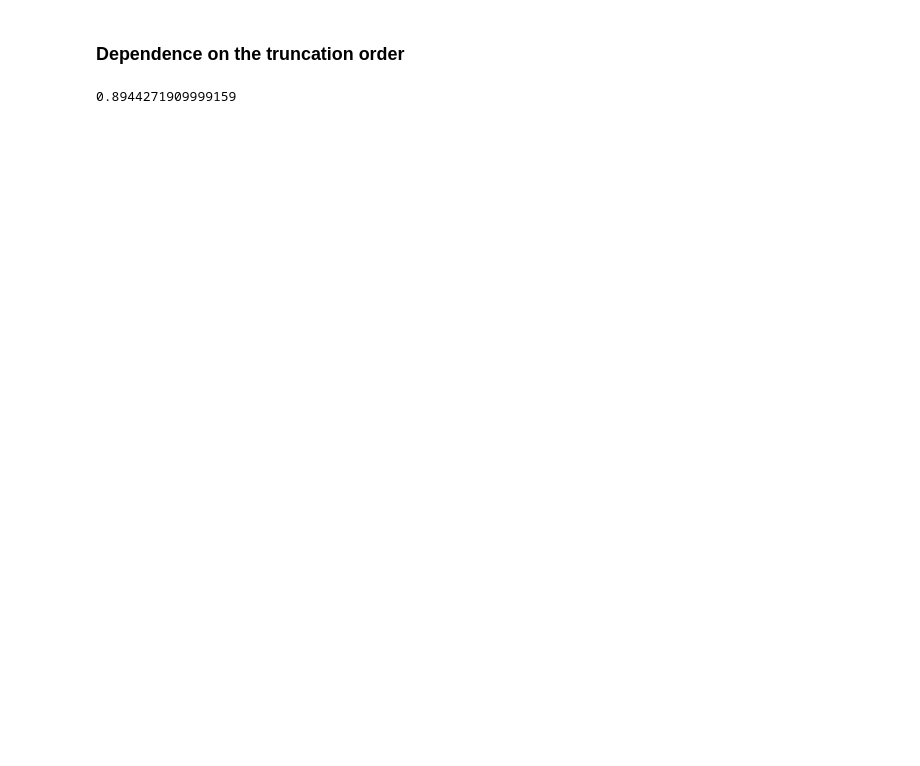
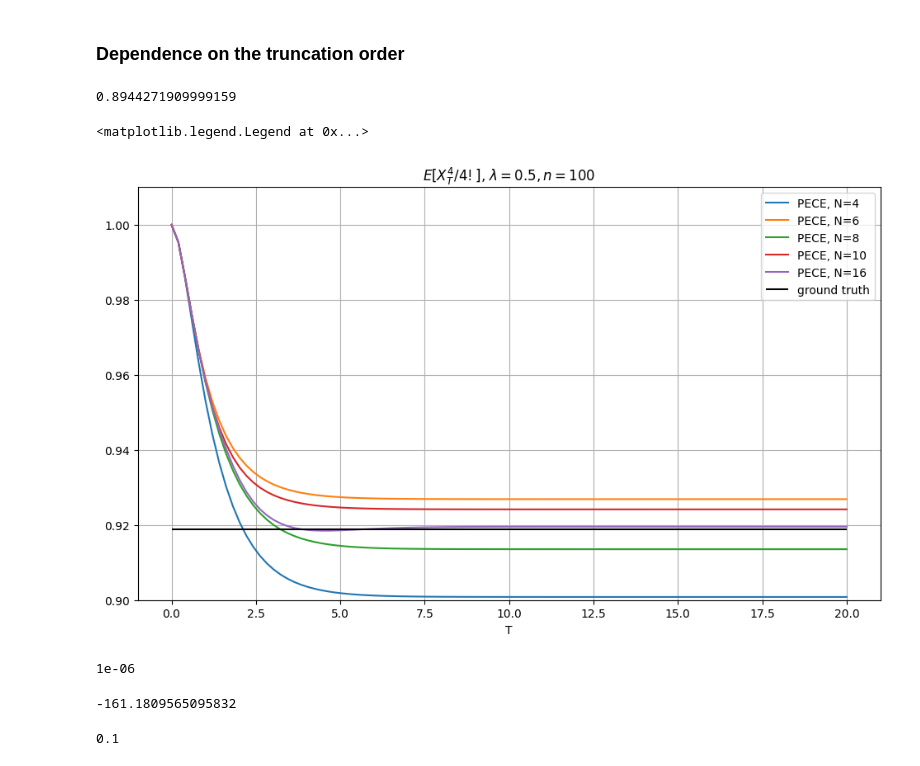
Before and after one commit to MrG1raffe/signature, a Jupyter notebook: notebooks/RiccatiContest.ipynb, the cells around one changed output. Saved outputs shown, nothing was run; the diff lists cells and outputs as text; code cells hidden in the pictures; blank space fills up the shorter version.

```diff
--- a/notebooks/RiccatiContest.ipynb
+++ b/notebooks/RiccatiContest.ipynb
@@ -446,31 +446,48 @@ ax.legend()
 # %%
 fig, ax = plt.subplots()
 
-for trunc in [4, 6, 8]:
-    T = 2
-    n = 300
+for trunc in [4, 6, 8, 10, 16]:
+    T = 20
+    n = 100
     u_coef = -1
     t_grid = np.linspace(0, T, n)
+    lam = 0.5
 
     u = ta.from_word("2222", trunc=trunc) * u_coef
 
     psi_euler, psi_0_euler = psi_riccati_euler_stat(t_grid=t_grid, u=u, lam=lam)
     psi_pece, psi_0_pece = psi_riccati_pece_stat(t_grid=t_grid, u=u, lam=lam)
 
     # ax.plot(t_grid, np.exp(psi_0_euler), "-", label=f"Euler, N={trunc}")
     ax.plot(t_grid, np.exp(psi_0_pece), "-", label=f"PECE, N={trunc}")
 
 N_points = 160
 
 z_arr, w_arr = roots_laguerre(n=N_points)
 
 def f_stat(x):
     return np.exp(u_coef * (1 / 2 / lam)**2 * x**4 / 24 - 0.5 * x**2) / np.sqrt(2 * np.pi) * 2
 
 cf_quad = f_stat(z_arr) @ (w_arr * np.exp(z_arr))
 
 ax.hlines(cf_quad, t_grid[0], t_grid[-1], color="k", label="ground truth")
 ax.set_xlabel("T")
-ax.set_ylim([0.99, 1.001])
-ax.set_title("$E[{X_T^4}/{4!}]$")
+ax.set_ylim([0.9, 1.01])
+ax.set_title("$E[{X_T^4}/{4!}]$" + f", $\lambda = {lam}, n = {n}$")
 ax.legend()
+# %% [output]
+<matplotlib.legend.Legend at 0x...>
+[figure, added]
+# %%
+eps = 1e-6
+eps
+# %% [output]
+1e-06
+# %%
+1 / lam * np.log(lam * eps)
+# %% [output]
+-161.1809565095832
+# %%
+lam
+# %% [output]
+0.1
```
Also changed, not shown: parts of 7 cells of this notebook, 3 other files.
